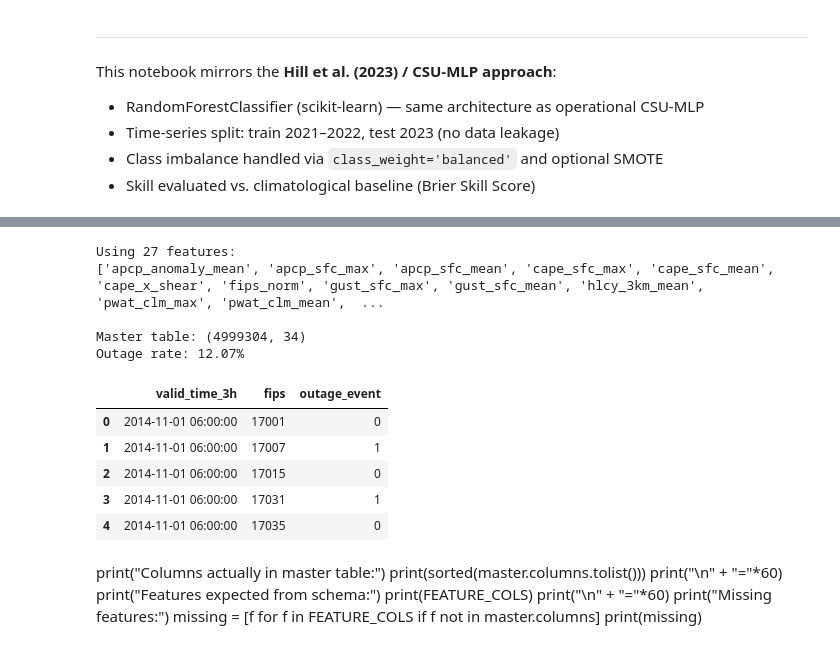
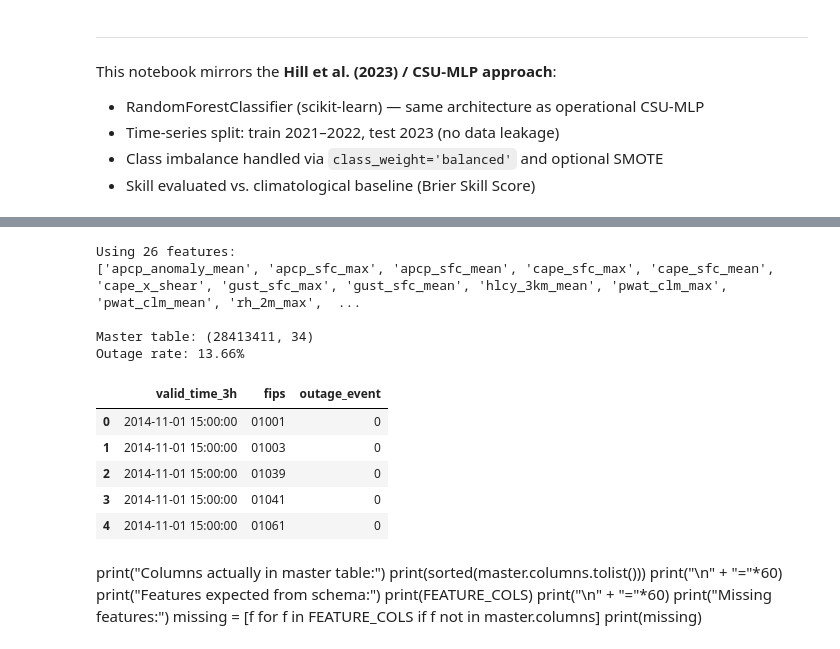
Before and after one commit to TOB23/Capstone2026, a Jupyter notebook: 03_modeling.ipynb, the cells around one changed output, grey strips where cells are left out. Cells and saved outputs as stored; diff of their text form; code cells hidden in the pictures.

```diff
--- a/03_modeling.ipynb
+++ b/03_modeling.ipynb
@@ -57,44 +57,44 @@ PROJECT_ROOT: /data/keeling/a/tob3/Capstone2026/Testingthings
 # LOAD DATA
 # ============================================================
 
-DATA_FILE = "master_table_conus.parquet"
+DATA_FILE = "master_table.parquet"
 
 master = pd.read_parquet(DATA_PROC / DATA_FILE)
 
 # Load schema for label column
 with open(DATA_PROC / "feature_schema.json") as f:
     schema = json.load(f)
 
 LABEL_COL = schema["label_col"]
 
 # Use only features that actually exist, excluding static non-causal features
 exclude_cols = ["fips", "valid_time_3h", "outage_event", "split",
                 "land_area_km2", "pop_density", "forest_fraction","fips_norm"]
 FEATURE_COLS = [c for c in master.columns if c not in exclude_cols]
 
 # Update schema with corrected feature list
 meta = {"feature_cols": FEATURE_COLS, "label_col": LABEL_COL,
         "data_file": "master_table.parquet"}
 with open(DATA_PROC / "feature_schema.json", "w") as f:
     json.dump(meta, f, indent=2)
 
 print(f"Using {len(FEATURE_COLS)} features:")
 print(sorted(FEATURE_COLS))
 print(f"\nMaster table: {master.shape}")
 print(f"Outage rate: {master[LABEL_COL].mean()*100:.2f}%")
 master[["valid_time_3h", "fips", "outage_event"]].head()
 # %% [output]
-Using 27 features:
-['apcp_anomaly_mean', 'apcp_sfc_max', 'apcp_sfc_mean', 'cape_sfc_max', 'cape_sfc_mean', 'cape_x_shear', 'fips_norm', 'gust_sfc_max', 'gust_sfc_mean', 'hlcy_3km_mean', 'pwat_clm_max', 'pwat_clm_mean',  ...
+Using 26 features:
+['apcp_anomaly_mean', 'apcp_sfc_max', 'apcp_sfc_mean', 'cape_sfc_max', 'cape_sfc_mean', 'cape_x_shear', 'gust_sfc_max', 'gust_sfc_mean', 'hlcy_3km_mean', 'pwat_clm_max', 'pwat_clm_mean', 'rh_2m_max',  ...
 
-Master table: (4999304, 34)
-Outage rate: 12.07%
+Master table: (28413411, 34)
+Outage rate: 13.66%
 |  | valid_time_3h | fips | outage_event |
-| 0 | 2014-11-01 06:00:00 | 17001 | 0 |
-| 1 | 2014-11-01 06:00:00 | 17007 | 1 |
-| 2 | 2014-11-01 06:00:00 | 17015 | 0 |
-| 3 | 2014-11-01 06:00:00 | 17031 | 1 |
-| 4 | 2014-11-01 06:00:00 | 17035 | 0 |
+| 0 | 2014-11-01 15:00:00 | 01001 | 0 |
+| 1 | 2014-11-01 15:00:00 | 01003 | 0 |
+| 2 | 2014-11-01 15:00:00 | 01039 | 0 |
+| 3 | 2014-11-01 15:00:00 | 01041 | 0 |
+| 4 | 2014-11-01 15:00:00 | 01061 | 0 |
 # %% [markdown]
 print("Columns actually in master table:")
 print(sorted(master.columns.tolist()))
```
Also changed, not shown: parts of 8 cells of this notebook, 5 other files.
